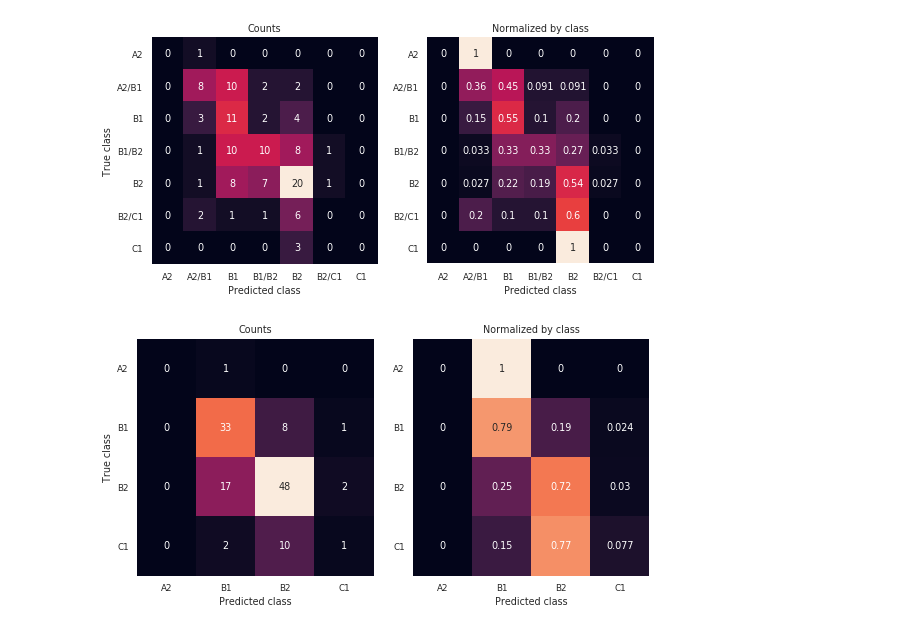
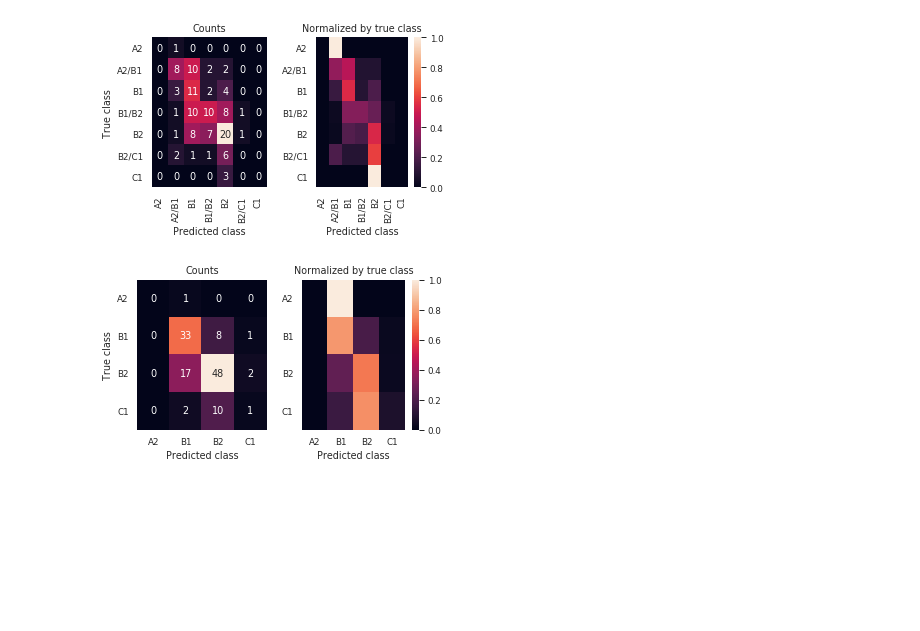
Before and after one commit to PhyloStar/NorskASK, a Jupyter notebook: notebooks/Confusion matrices.ipynb, the cells around one changed output. Cells and saved outputs as stored; diff of their text form; code cells hidden in the pictures; blank space fills up the shorter version.

```diff
--- a/notebooks/Confusion matrices.ipynb
+++ b/notebooks/Confusion matrices.ipynb
@@ -14,50 +14,51 @@ from masterthesis.utils import CEFR_LABELS, ROUND_CEFR_LABELS, heatmap, IMG_DIR,
 # %%
 r = pickle.load((RESULTS_DIR / 'mlp_mixed-02-20_14-45-16.pkl').open('rb'))
 
 fig, axes = plt.subplots(1, 2)
-fig.set_size_inches(8, 4)
-
+fig.set_size_inches(5, 3)
 cm = confusion_matrix(y_pred=r.predictions, y_true=r.true)
-ax1 = sns.heatmap(cm, annot=True, square=True, cbar=False, ax=axes[0])
+ax1 = sns.heatmap(cm, annot=True, square=False, cbar=False, ax=axes[0])
 ax1.set_xticklabels(CEFR_LABELS)
 ax1.set_yticklabels(CEFR_LABELS, rotation=0)
 ax1.set_title('Counts')
 
 cm = cm / cm.sum(axis=1, keepdims=True)
 
-ax2 = sns.heatmap(cm, annot=True, square=True, cbar=False, fmt='.2g', ax=axes[1])
+ax2 = sns.heatmap(cm, annot=False, square=False, cbar=True, ax=axes[1])
 ax2.set_xticklabels(CEFR_LABELS)
 ax2.set_yticklabels(CEFR_LABELS, rotation=0)
-ax2.set_title('Normalized by class')
+ax2.set_title('Normalized by true class')
 ax1.set_xlabel('Predicted class')
 ax1.set_ylabel('True class')
 ax2.set_xlabel('Predicted class')
 plt.tight_layout()
-# plt.savefig(str(IMG_DIR / 'mlp-mixed-conf.pdf'), bbox_inches='tight')
+plt.setp(ax1.get_xticklabels(), rotation=90);
+plt.setp(ax2.get_xticklabels(), rotation=90);
+#plt.savefig(str(IMG_DIR / 'mlp-mixed-conf.pdf'), bbox_inches='tight')
 # %% [output]
-[figure, old version]
+[figure, new version]
 # %%
 r = pickle.load((RESULTS_DIR / 'mlp_mixed-02-22_13-43-37.pkl').open('rb'))
 
 fig, axes = plt.subplots(1, 2)
-fig.set_size_inches(8, 4)
+fig.set_size_inches(5, 3)
 
 cm = confusion_matrix(y_pred=r.predictions, y_true=r.true)
-ax1 = sns.heatmap(cm, annot=True, square=True, cbar=False, ax=axes[0])
+ax1 = sns.heatmap(cm, annot=True, square=False, cbar=False, ax=axes[0])
 ax1.set_xticklabels(ROUND_CEFR_LABELS)
 ax1.set_yticklabels(ROUND_CEFR_LABELS, rotation=0)
 ax1.set_title('Counts')
 
 cm = cm / cm.sum(axis=1, keepdims=True)
 
-ax2 = sns.heatmap(cm, annot=True, square=True, cbar=False, fmt='.2g', ax=axes[1])
+ax2 = sns.heatmap(cm, annot=False, square=False, cbar=True, ax=axes[1])
 ax2.set_xticklabels(ROUND_CEFR_LABELS)
 ax2.set_yticklabels(ROUND_CEFR_LABELS, rotation=0)
-ax2.set_title('Normalized by class')
+ax2.set_title('Normalized by true class')
 ax1.set_xlabel('Predicted class')
 ax1.set_ylabel('True class')
 ax2.set_xlabel('Predicted class')
 plt.tight_layout()
-# plt.savefig((IMG_DIR / 'mlp-mixed-conf-round.pdf').open('wb'))
+#plt.savefig(str(IMG_DIR / 'mlp-mixed-conf-round.pdf'), bbox_inches='tight')
 # %% [output]
-[figure, old version]
+[figure, new version]
```
Also changed, not shown: 10 other files.
